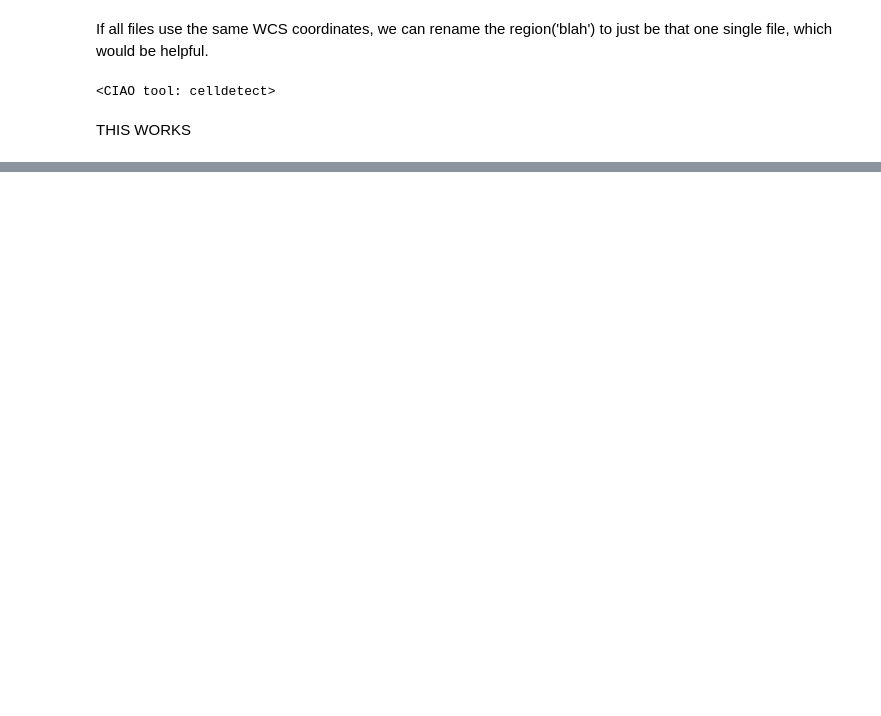
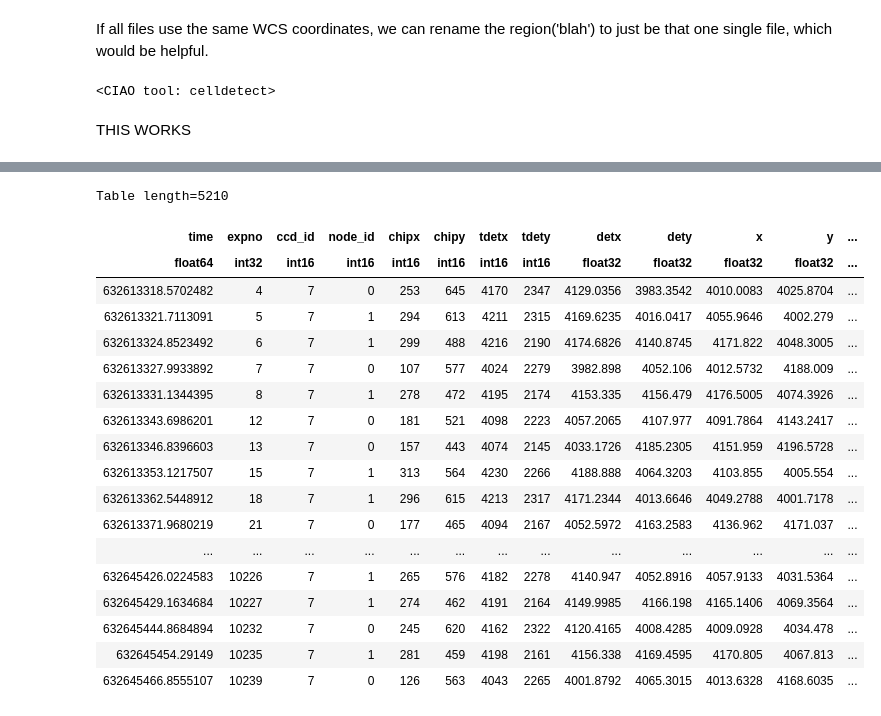
Before and after one commit to pgriffin17/ASTR6880Project, a Jupyter notebook: analysis.ipynb, the cells around one changed output, grey strips where cells are left out. Drawn from its saved outputs; the diff is of its cells as text; code cells hidden in the pictures; blank space fills up the shorter version.

```diff
--- a/analysis.ipynb
+++ b/analysis.ipynb
@@ -153,0 +257,22 @@ reproject_wav(20936, 20860)
+# %%
+evt_data
+# %% [output]
+Table length=5210
+| time | expno | ccd_id | node_id | chipx | chipy | tdetx | tdety | detx | dety | x | y | ... |
+| float64 | int32 | int16 | int16 | int16 | int16 | int16 | int16 | float32 | float32 | float32 | float32 | ... |
+| 632613318.5702482 | 4 | 7 | 0 | 253 | 645 | 4170 | 2347 | 4129.0356 | 3983.3542 | 4010.0083 | 4025.8704 | ... |
+| 632613321.7113091 | 5 | 7 | 1 | 294 | 613 | 4211 | 2315 | 4169.6235 | 4016.0417 | 4055.9646 | 4002.279 | ... |
+| 632613324.8523492 | 6 | 7 | 1 | 299 | 488 | 4216 | 2190 | 4174.6826 | 4140.8745 | 4171.822 | 4048.3005 | ... |
+| 632613327.9933892 | 7 | 7 | 0 | 107 | 577 | 4024 | 2279 | 3982.898 | 4052.106 | 4012.5732 | 4188.009 | ... |
+| 632613331.1344395 | 8 | 7 | 1 | 278 | 472 | 4195 | 2174 | 4153.335 | 4156.479 | 4176.5005 | 4074.3926 | ... |
+| 632613343.6986201 | 12 | 7 | 0 | 181 | 521 | 4098 | 2223 | 4057.2065 | 4107.977 | 4091.7864 | 4143.2417 | ... |
+| 632613346.8396603 | 13 | 7 | 0 | 157 | 443 | 4074 | 2145 | 4033.1726 | 4185.2305 | 4151.959 | 4196.5728 | ... |
+| 632613353.1217507 | 15 | 7 | 1 | 313 | 564 | 4230 | 2266 | 4188.888 | 4064.3203 | 4103.855 | 4005.554 | ... |
+| 632613362.5448912 | 18 | 7 | 1 | 296 | 615 | 4213 | 2317 | 4171.2344 | 4013.6646 | 4049.2788 | 4001.7178 | ... |
+| 632613371.9680219 | 21 | 7 | 0 | 177 | 465 | 4094 | 2167 | 4052.5972 | 4163.2583 | 4136.962 | 4171.037 | ... |
+| ... | ... | ... | ... | ... | ... | ... | ... | ... | ... | ... | ... | ... |
+| 632645426.0224583 | 10226 | 7 | 1 | 265 | 576 | 4182 | 2278 | 4140.947 | 4052.8916 | 4057.9133 | 4031.5364 | ... |
+| 632645429.1634684 | 10227 | 7 | 1 | 274 | 462 | 4191 | 2164 | 4149.9985 | 4166.198 | 4165.1406 | 4069.3564 | ... |
+| 632645444.8684894 | 10232 | 7 | 0 | 245 | 620 | 4162 | 2322 | 4120.4165 | 4008.4285 | 4009.0928 | 4034.478 | ... |
+| 632645454.29149 | 10235 | 7 | 1 | 281 | 459 | 4198 | 2161 | 4156.338 | 4169.4595 | 4170.805 | 4067.813 | ... |
+| 632645466.8555107 | 10239 | 7 | 0 | 126 | 563 | 4043 | 2265 | 4001.8792 | 4065.3015 | 4013.6328 | 4168.6035 | ... |
```
Also changed, not shown: parts of 25 cells of this notebook.
